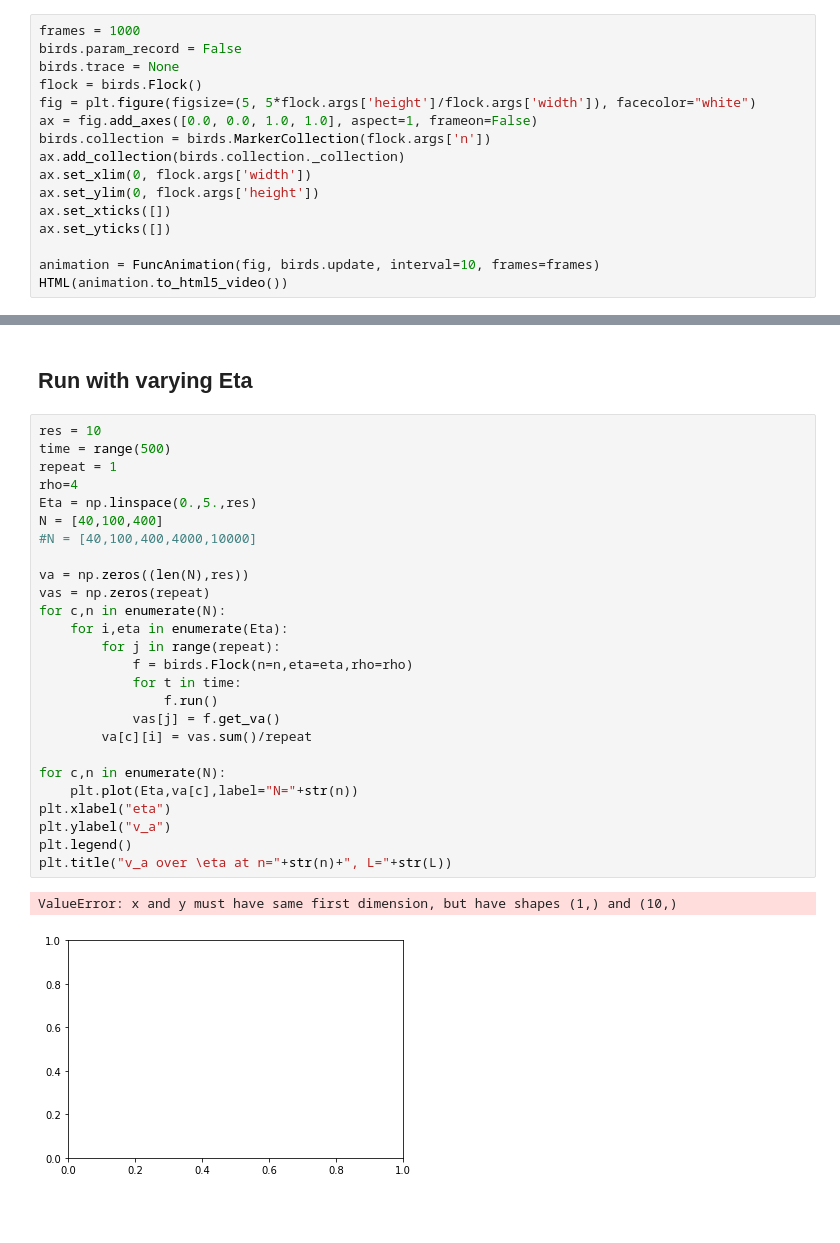
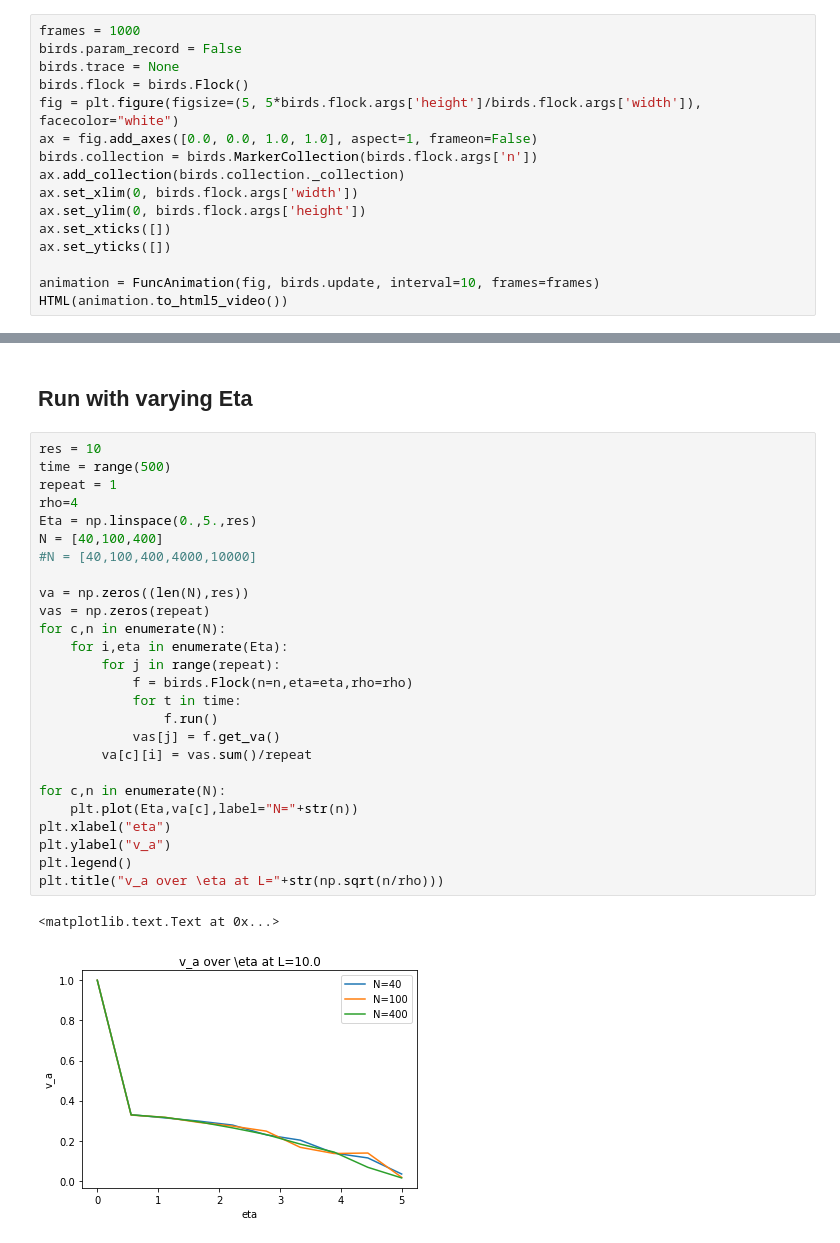
Before and after one commit to mismosmi/idea2birds, a Jupyter notebook: src/evaluate.ipynb, the cells around one changed output, grey strips where cells are left out. Drawn from its saved outputs; the diff is of its cells as text; blank space fills up the shorter version.

```diff
--- a/src/evaluate.ipynb
+++ b/src/evaluate.ipynb
@@ -18,13 +18,13 @@ from IPython.display import HTML
 frames = 1000
 birds.param_record = False
 birds.trace = None
-flock = birds.Flock()
-fig = plt.figure(figsize=(5, 5*flock.args['height']/flock.args['width']), facecolor="white")
+birds.flock = birds.Flock()
+fig = plt.figure(figsize=(5, 5*birds.flock.args['height']/birds.flock.args['width']), facecolor="white")
 ax = fig.add_axes([0.0, 0.0, 1.0, 1.0], aspect=1, frameon=False)
-birds.collection = birds.MarkerCollection(flock.args['n'])
+birds.collection = birds.MarkerCollection(birds.flock.args['n'])
 ax.add_collection(birds.collection._collection)
-ax.set_xlim(0, flock.args['width'])
-ax.set_ylim(0, flock.args['height'])
+ax.set_xlim(0, birds.flock.args['width'])
+ax.set_ylim(0, birds.flock.args['height'])
 ax.set_xticks([])
 ax.set_yticks([])
 
@@ -40,29 +40,29 @@ HTML(animation.to_html5_video())
 # %%
 res = 10
 time = range(500)
 repeat = 1
 rho=4
 Eta = np.linspace(0.,5.,res)
 N = [40,100,400]
 #N = [40,100,400,4000,10000]
 
 va = np.zeros((len(N),res))
 vas = np.zeros(repeat)
 for c,n in enumerate(N):
     for i,eta in enumerate(Eta):
         for j in range(repeat):
             f = birds.Flock(n=n,eta=eta,rho=rho)
             for t in time:
                 f.run()
             vas[j] = f.get_va()
         va[c][i] = vas.sum()/repeat
 
 for c,n in enumerate(N):
     plt.plot(Eta,va[c],label="N="+str(n))
 plt.xlabel("eta")
 plt.ylabel("v_a")
 plt.legend()
-plt.title("v_a over \eta at n="+str(n)+", L="+str(L))
+plt.title("v_a over \eta at L="+str(np.sqrt(n/rho)))
 # %% [output]
-ValueError: x and y must have same first dimension, but have shapes (1,) and (10,)
+<matplotlib.text.Text at 0x...>
-[figure, old version]
+[figure, new version]
```
Also changed, not shown: parts of 1 cell of this notebook, 1 other file.
